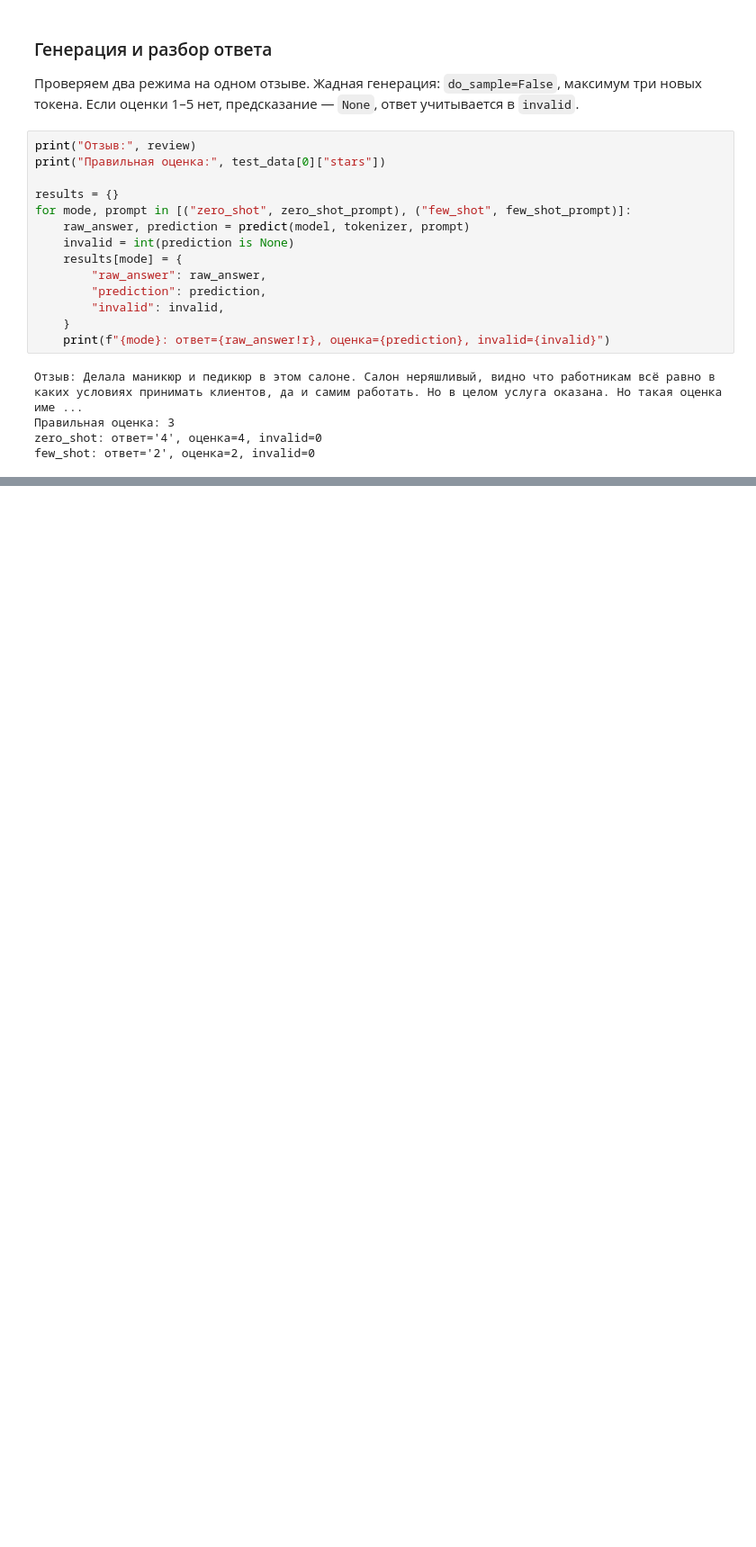
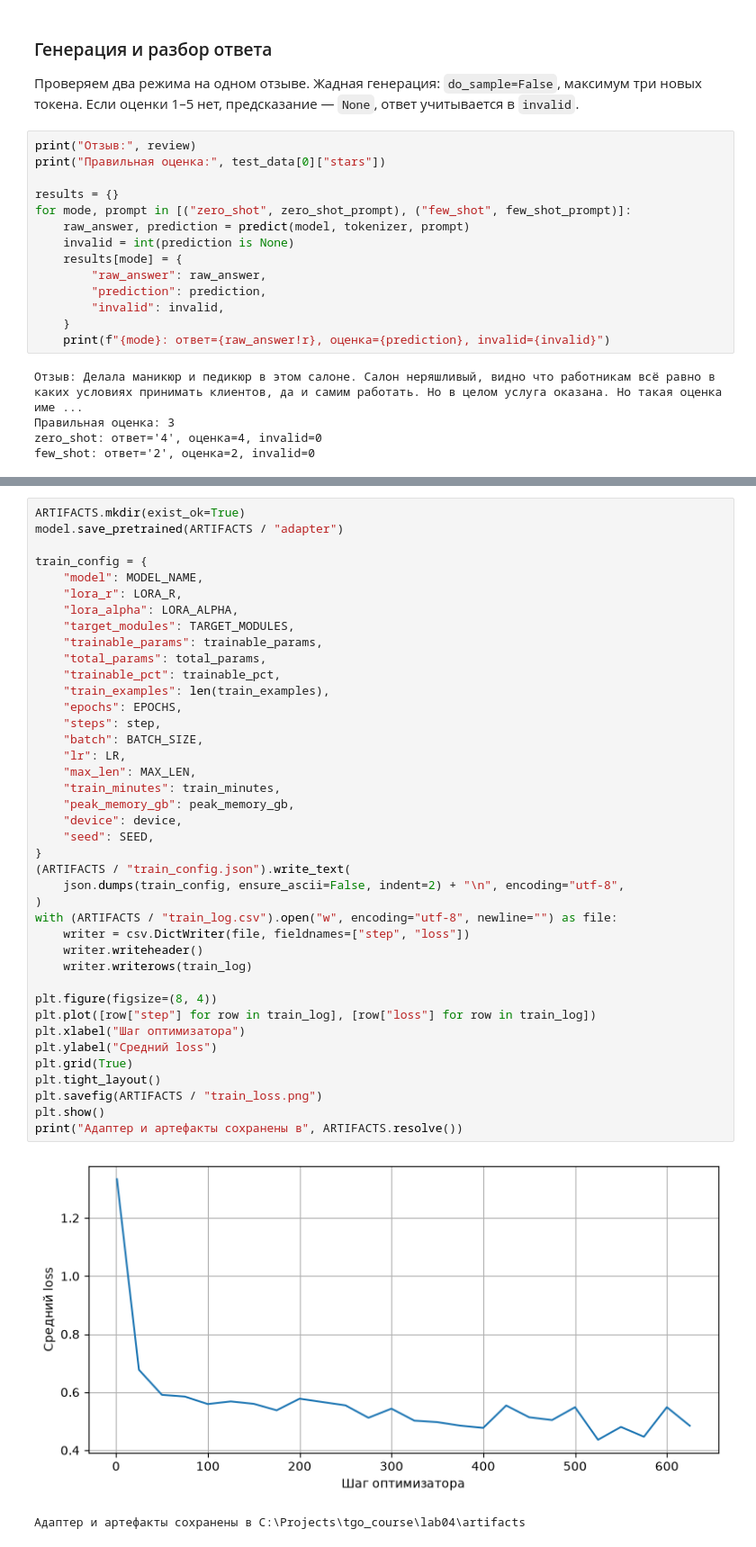
Before and after one commit to dedmaksim03/tgo_course, a Jupyter notebook: lab04/train.ipynb, the cells around one changed output, grey strips where cells are left out. Shown at 90% size. Drawn from its saved outputs; the diff is of its cells as text; blank space fills up the shorter version.

Commit message:
feat: LAB-4 add training

```diff
--- a/lab04/train.ipynb
+++ b/lab04/train.ipynb
@@ -115,0 +326,43 @@ few_shot: ответ='2', оценка=2, invalid=0
+# %%
+ARTIFACTS.mkdir(exist_ok=True)
+model.save_pretrained(ARTIFACTS / "adapter")
+
+train_config = {
+    "model": MODEL_NAME,
+    "lora_r": LORA_R,
+    "lora_alpha": LORA_ALPHA,
+    "target_modules": TARGET_MODULES,
+    "trainable_params": trainable_params,
+    "total_params": total_params,
+    "trainable_pct": trainable_pct,
+    "train_examples": len(train_examples),
+    "epochs": EPOCHS,
+    "steps": step,
+    "batch": BATCH_SIZE,
+    "lr": LR,
+    "max_len": MAX_LEN,
+    "train_minutes": train_minutes,
+    "peak_memory_gb": peak_memory_gb,
+    "device": device,
+    "seed": SEED,
+}
+(ARTIFACTS / "train_config.json").write_text(
+    json.dumps(train_config, ensure_ascii=False, indent=2) + "\n", encoding="utf-8",
+)
+with (ARTIFACTS / "train_log.csv").open("w", encoding="utf-8", newline="") as file:
+    writer = csv.DictWriter(file, fieldnames=["step", "loss"])
+    writer.writeheader()
+    writer.writerows(train_log)
+
+plt.figure(figsize=(8, 4))
+plt.plot([row["step"] for row in train_log], [row["loss"] for row in train_log])
+plt.xlabel("Шаг оптимизатора")
+plt.ylabel("Средний loss")
+plt.grid(True)
+plt.tight_layout()
+plt.savefig(ARTIFACTS / "train_loss.png")
+plt.show()
+print("Адаптер и артефакты сохранены в", ARTIFACTS.resolve())
+# %% [output]
+[figure, added]
+Адаптер и артефакты сохранены в C:\Projects\tgo_course\lab04\artifacts
```
Also changed, not shown: parts of 12 cells of this notebook, 9 other files.
